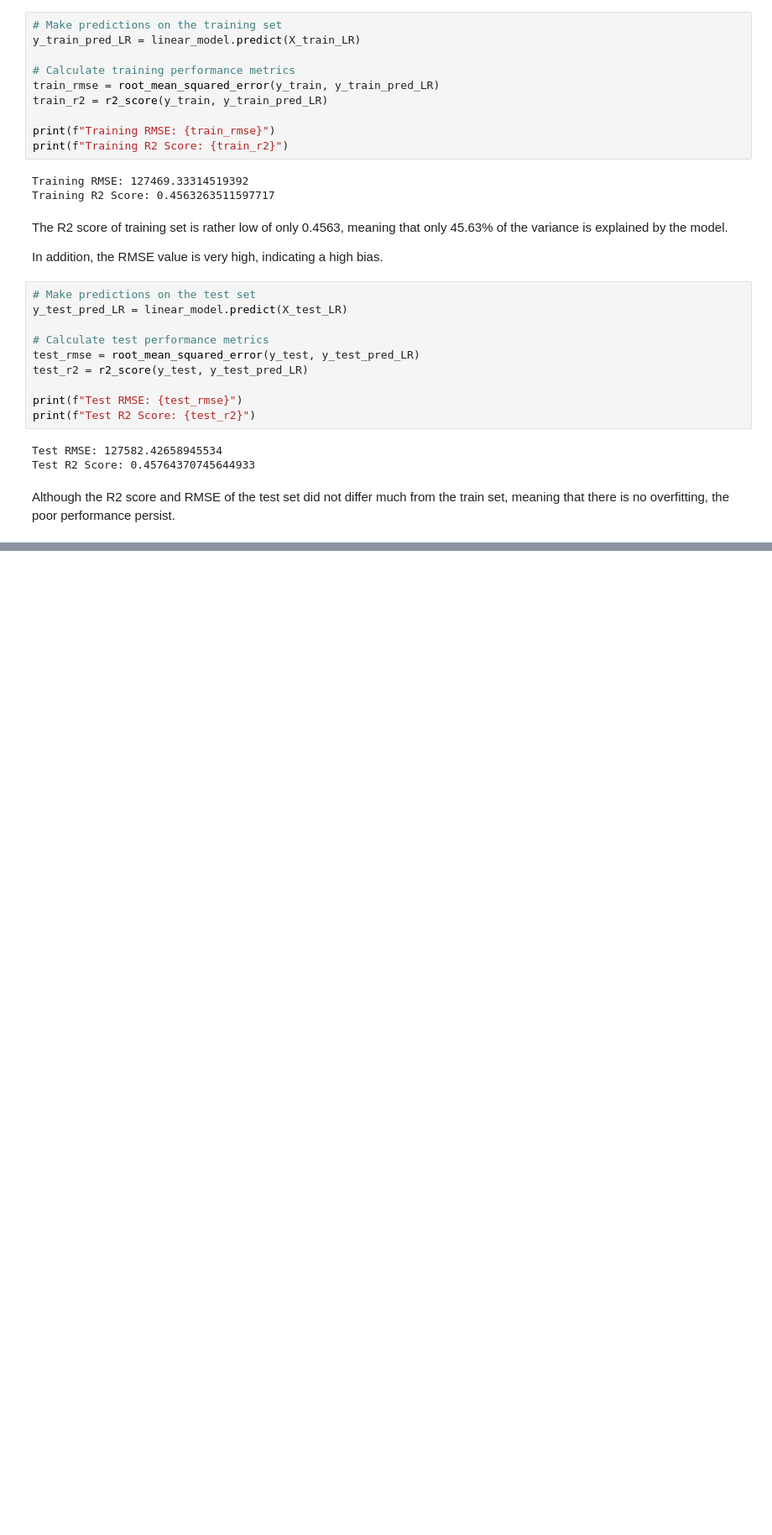
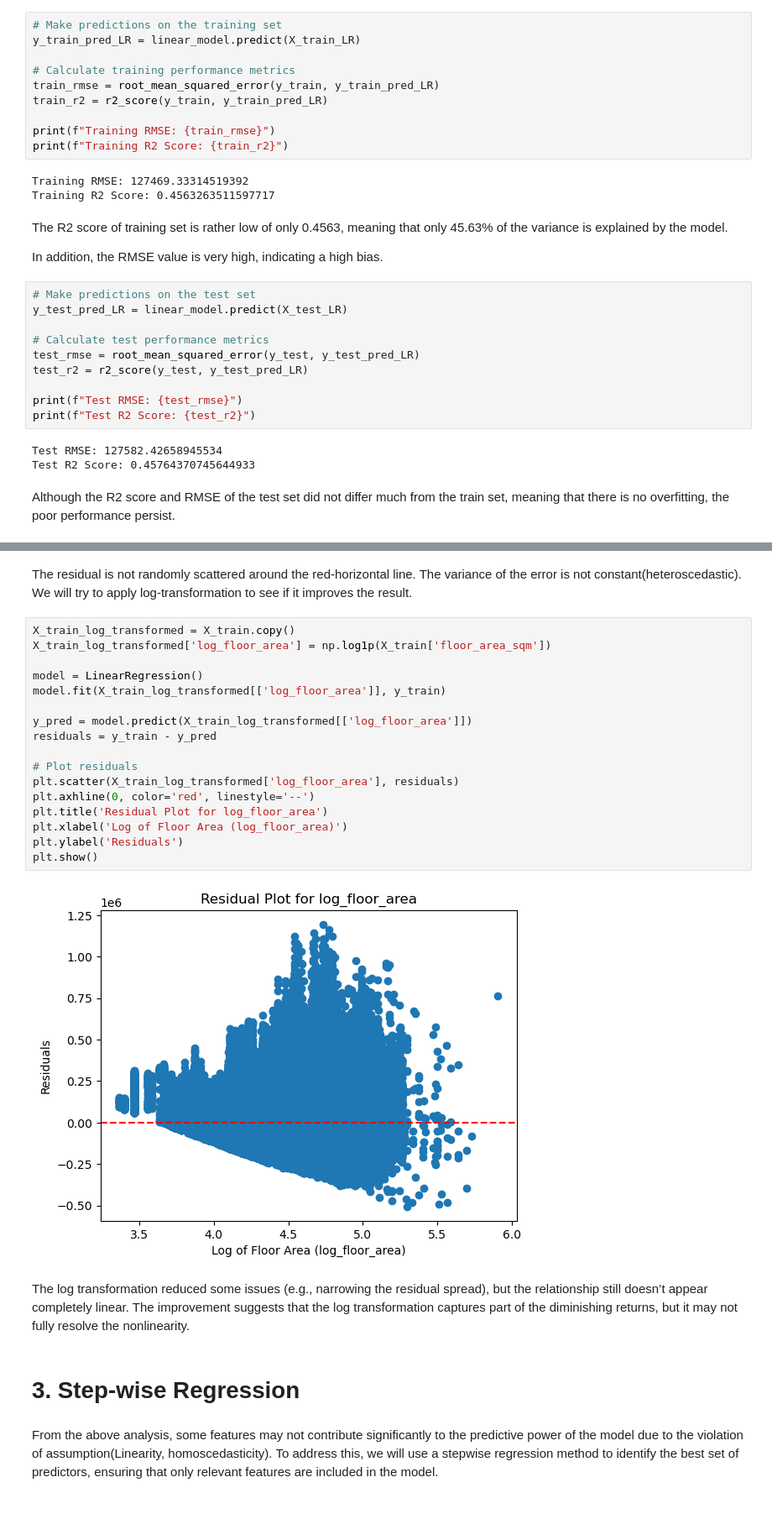
Before and after one commit to Zimmy313/HDB_HousingPrice_ML_Project, a Jupyter notebook: src/Regression_models.ipynb, the cells around one changed output, grey strips where cells are left out. Shown: that part at 84% size. Cells and saved outputs as stored; diff of their text form; blank space fills up the shorter version.

```diff
--- a/src/Regression_models.ipynb
+++ b/src/Regression_models.ipynb
@@ -117,2 +150,29 @@ Unfortunately, the RMSE and R2 score do not improve much. The model's performanc
+# %% [markdown]
+The residual is not randomly scattered around the red-horizontal line. The variance of the error is not constant(heteroscedastic). We will try to apply log-transformation to see if it improves the result.
+# %%
+X_train_log_transformed = X_train.copy()
+X_train_log_transformed['log_floor_area'] = np.log1p(X_train['floor_area_sqm'])
+
+model = LinearRegression()
+model.fit(X_train_log_transformed[['log_floor_area']], y_train)
+
+y_pred = model.predict(X_train_log_transformed[['log_floor_area']])
+residuals = y_train - y_pred
+
+# Plot residuals
+plt.scatter(X_train_log_transformed['log_floor_area'], residuals)
+plt.axhline(0, color='red', linestyle='--')
+plt.title('Residual Plot for log_floor_area')
+plt.xlabel('Log of Floor Area (log_floor_area)')
+plt.ylabel('Residuals')
+plt.show()
+# %% [output]
+[figure, added]
+# %% [markdown]
+The log transformation reduced some issues (e.g., narrowing the residual spread), but the relationship still doesn’t appear completely linear. The improvement suggests that the log transformation captures part of the diminishing returns, but it may not fully resolve the nonlinearity.
+# %% [markdown]
+# 3. Step-wise Regression
+# %% [markdown]
+From the above analysis, some features may not contribute significantly to the predictive power of the model due to the violation of assumption(Linearity, homoscedasticity). To address this, we will use a stepwise regression method to identify the best set of predictors, ensuring that only relevant features are included in the model.
 # %% [markdown]
 ####
```
Also changed, not shown: parts of 19 cells of this notebook, 2 other files.
